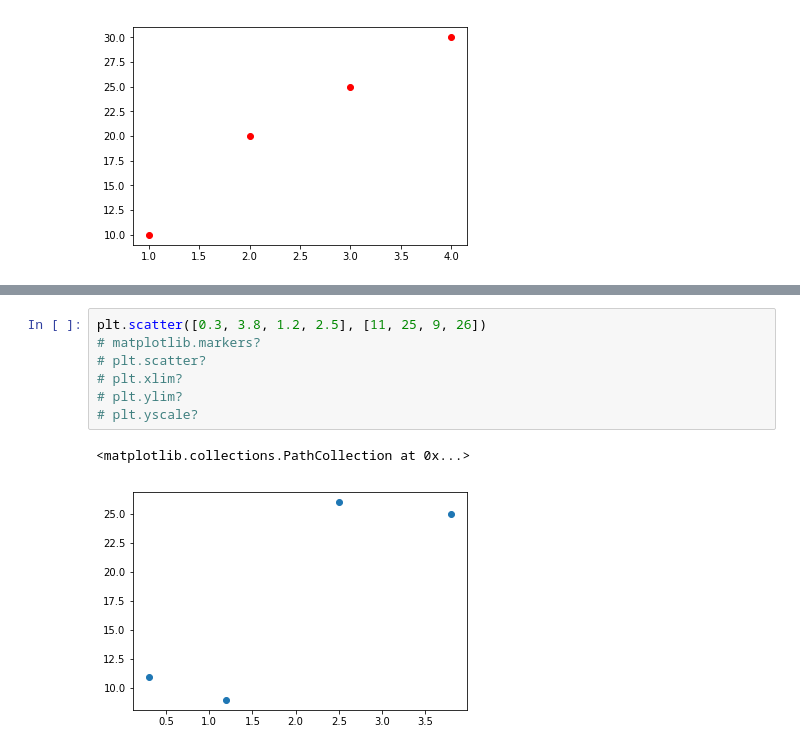
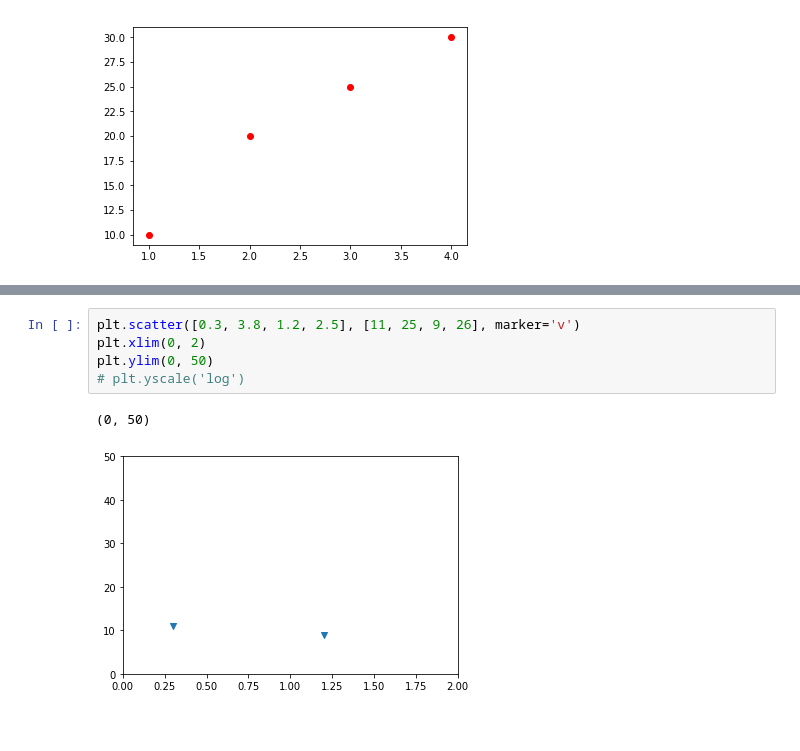
Before and after one commit to DJCordhose/ml-workshop, a Jupyter notebook: notebooks/data-science/1-2-matplotlib.ipynb, the cells around one changed output, grey strips where cells are left out. Saved outputs shown, nothing was run; the diff lists cells and outputs as text.

```diff
--- a/notebooks/data-science/1-2-matplotlib.ipynb
+++ b/notebooks/data-science/1-2-matplotlib.ipynb
@@ -58,10 +118,8 @@ plt.scatter(x, y);
 # %%
-plt.scatter([0.3, 3.8, 1.2, 2.5], [11, 25, 9, 26])
-# matplotlib.markers?
-# plt.scatter?
-# plt.xlim?
-# plt.ylim?
-# plt.yscale?
+plt.scatter([0.3, 3.8, 1.2, 2.5], [11, 25, 9, 26], marker='v')
+plt.xlim(0, 2)
+plt.ylim(0, 50)
+# plt.yscale('log')
 # %% [output]
-<matplotlib.collections.PathCollection at 0x...>
+(0, 50)
-[figure, old version]
+[figure, new version]
```
Also changed, not shown: parts of 7 cells of this notebook.
